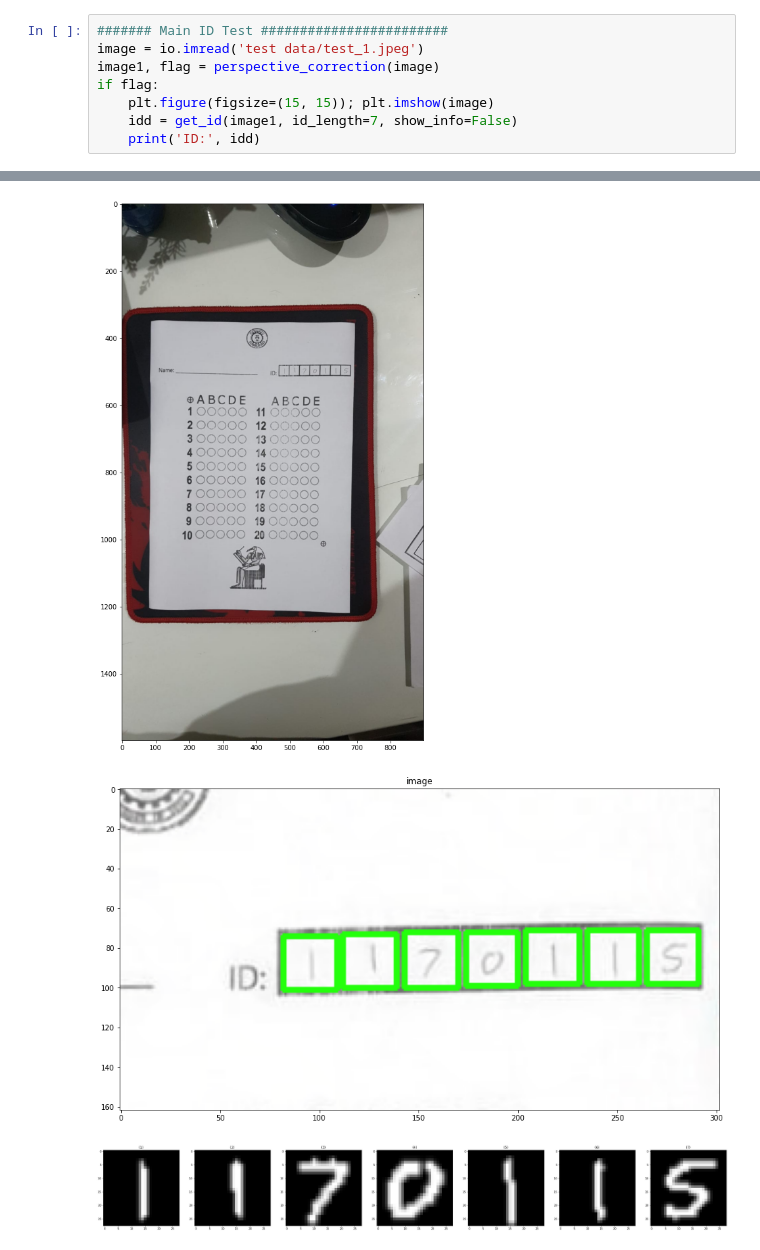
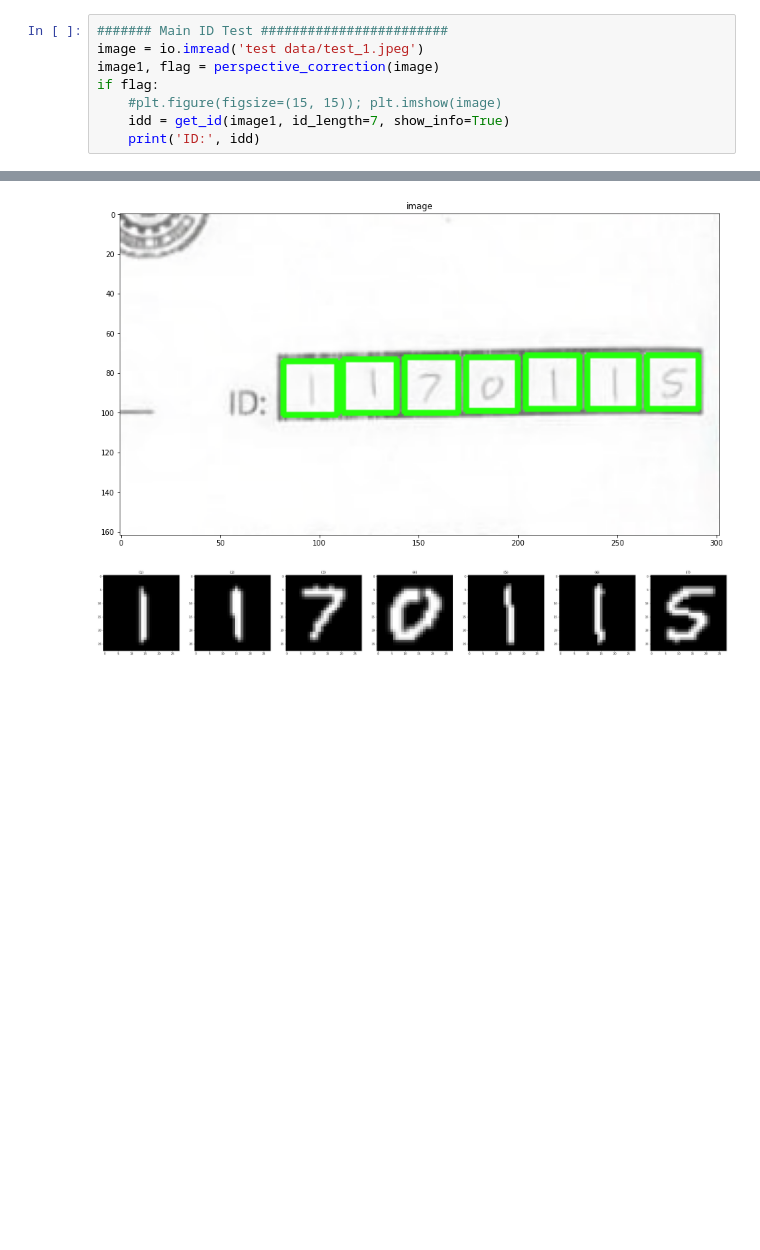
Before and after one commit to cufechs/Bubble-Sheet-Corrector, a Jupyter notebook: Main/Main Tests.ipynb, the cells around one changed output, grey strips where cells are left out. Cells and saved outputs as stored; diff of their text form; blank space fills up the shorter version.

```diff
--- a/Main/Main Tests.ipynb
+++ b/Main/Main Tests.ipynb
@@ -12,15 +15,14 @@ from mlp_train import detect_digit
 # %%
 ####### Main ID Test ########################
 image = io.imread('test data/test_1.jpeg')
 image1, flag = perspective_correction(image)
 if flag:
-    plt.figure(figsize=(15, 15)); plt.imshow(image)
-    idd = get_id(image1, id_length=7, show_info=False)
+    #plt.figure(figsize=(15, 15)); plt.imshow(image)
+    idd = get_id(image1, id_length=7, show_info=True)
     print('ID:', idd)
 # %% [output]
 Number of contours:38
 Number of contours:7
-[figure, old version]
+[figure, new version]
-[figure, old version]
+[figure, new version]
-[figure, removed]
 ID: 1170115
```
Also changed, not shown: parts of 1 cell of this notebook, 3 other files.
